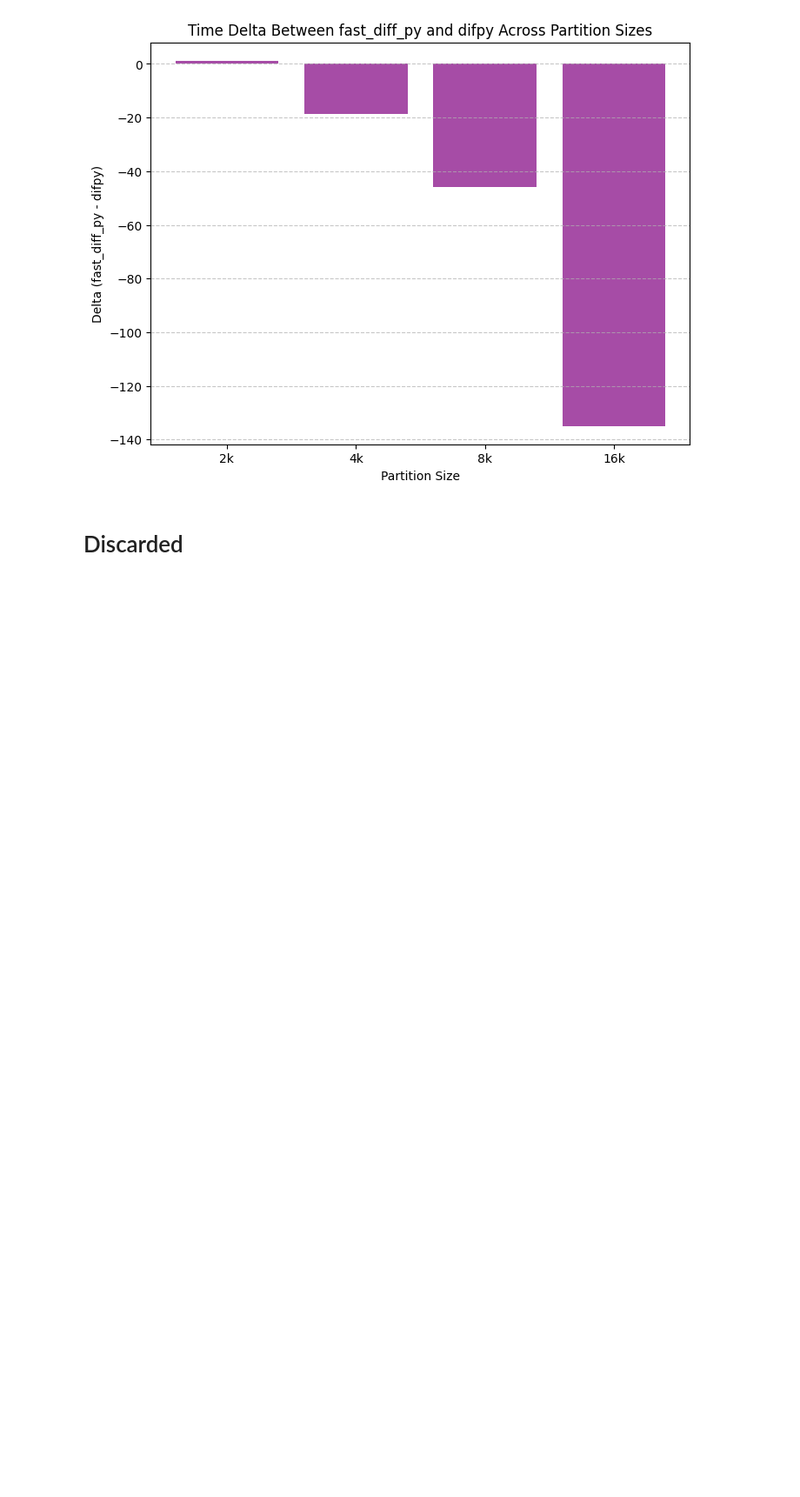
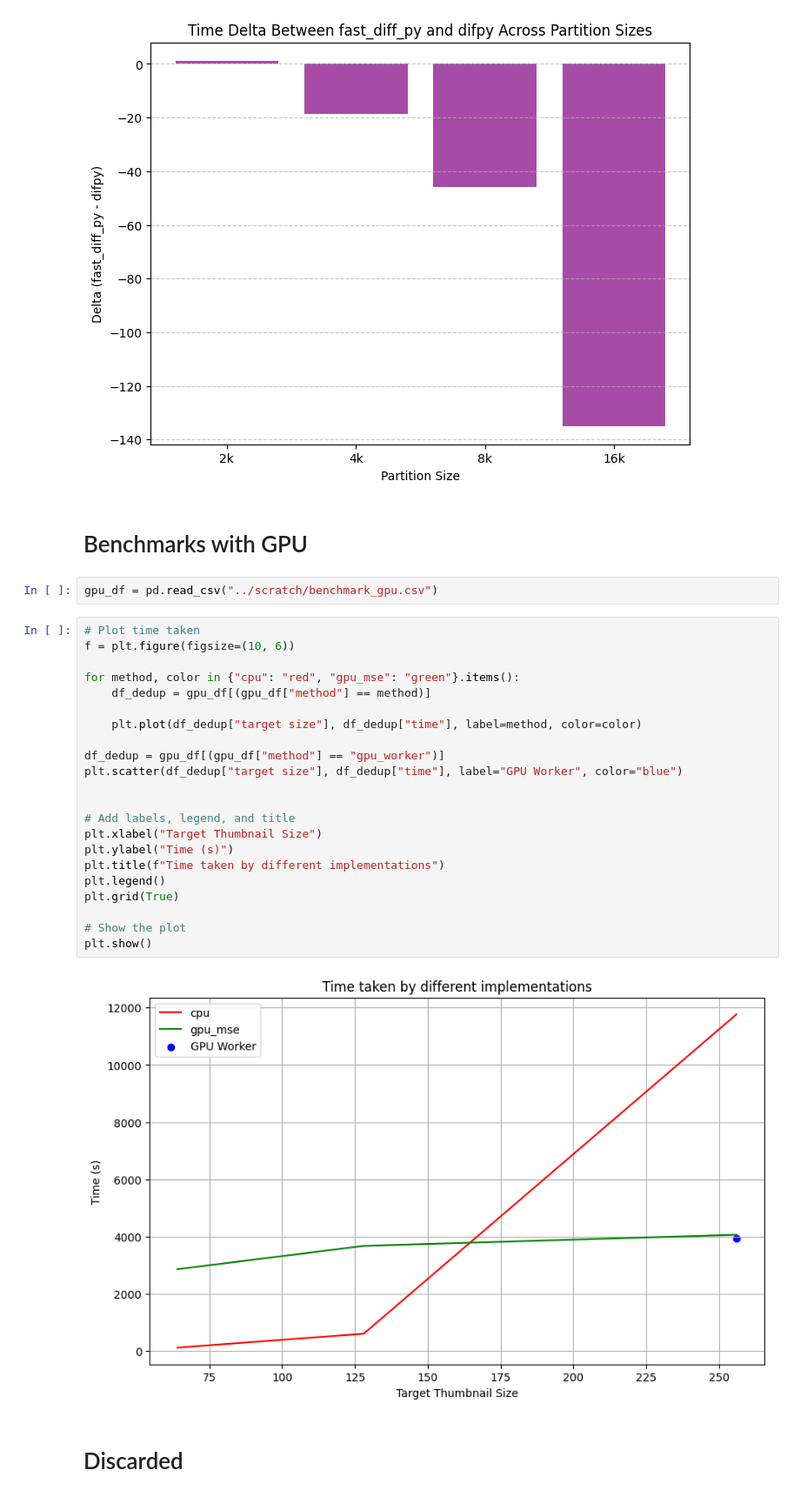
Before and after one commit to AliSot2000/Duplicate-Image-Finder, a Jupyter notebook: scripts/plotting.ipynb, the cells around one changed output. Shown: that part at 87% size. Saved outputs shown, nothing was run; the diff lists cells and outputs as text; blank space fills up the shorter version.

```diff
--- a/scripts/plotting.ipynb
+++ b/scripts/plotting.ipynb
@@ -316,6 +316,34 @@ plt.show()
 # %% [output]
 <Figure size 1000x600 with 0 Axes>
 [figure]
+# %% [markdown]
+# Benchmarks with GPU
+# %%
+gpu_df = pd.read_csv("../scratch/benchmark_gpu.csv")
+# %%
+# Plot time taken
+f = plt.figure(figsize=(10, 6))
+
+for method, color in {"cpu": "red", "gpu_mse": "green"}.items():
+    df_dedup = gpu_df[(gpu_df["method"] == method)]
+
+    plt.plot(df_dedup["target size"], df_dedup["time"], label=method, color=color)
+
+df_dedup = gpu_df[(gpu_df["method"] == "gpu_worker")]
+plt.scatter(df_dedup["target size"], df_dedup["time"], label="GPU Worker", color="blue")
+
+
+# Add labels, legend, and title
+plt.xlabel("Target Thumbnail Size")
+plt.ylabel("Time (s)")
+plt.title(f"Time taken by different implementations")
+plt.legend()
+plt.grid(True)
+
+# Show the plot
+plt.show()
+# %% [output]
+[figure, added]
 # %% [markdown]
 # Discarded
 # %%
```
Also changed, not shown: 13 other files.
